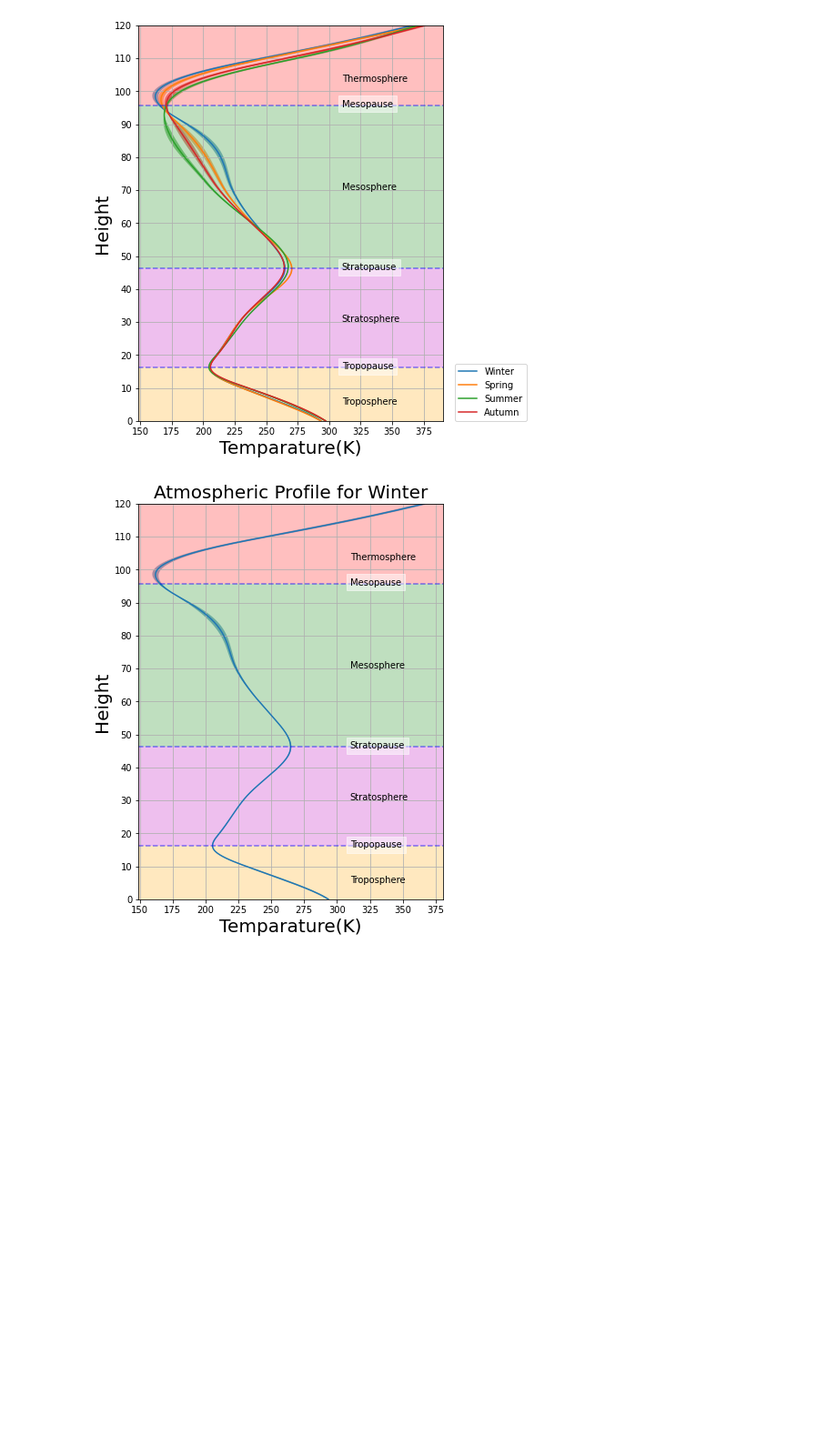
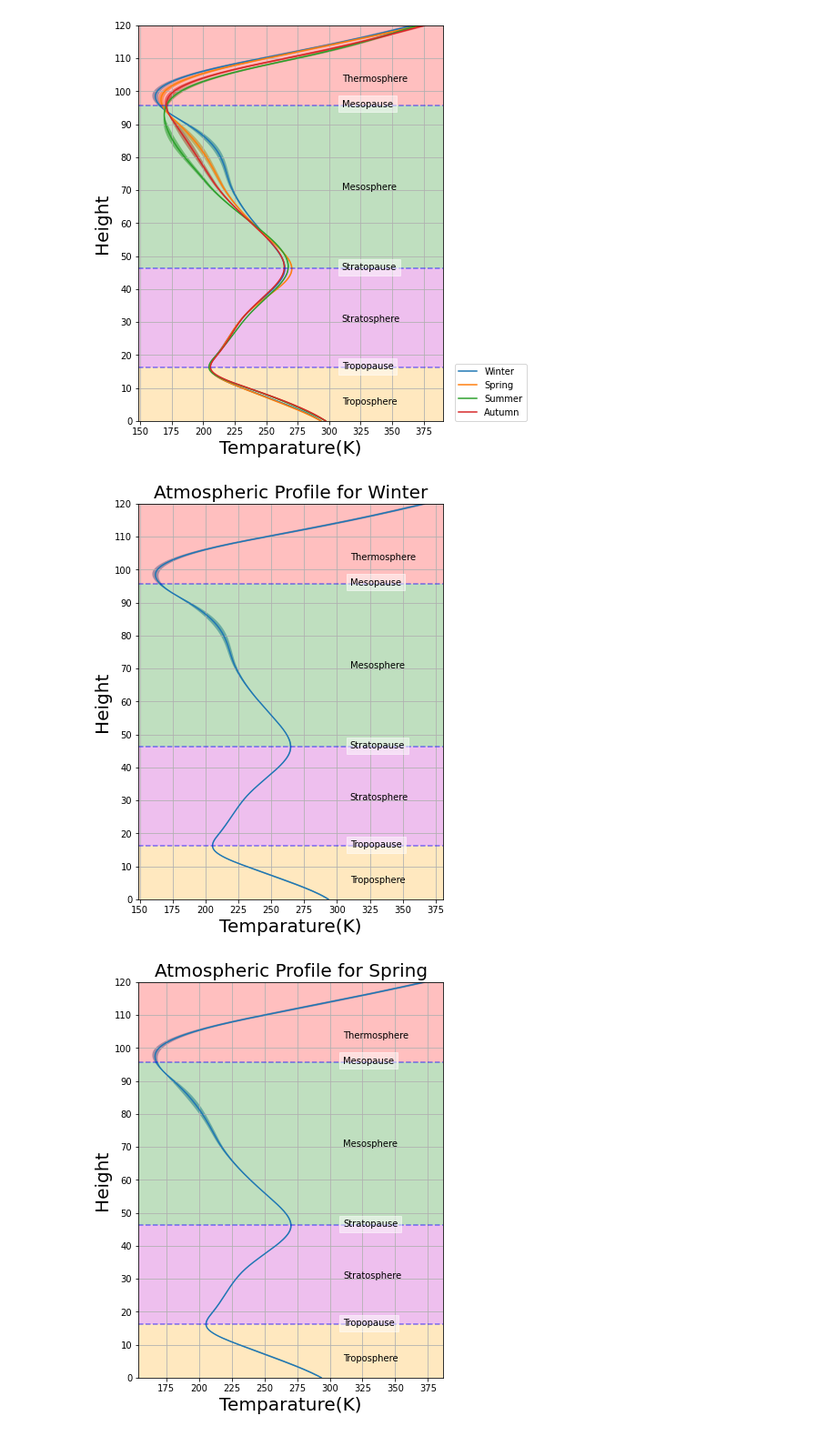
Before and after one commit to alinadevkota/DataViz, a Jupyter notebook: notebooks/data_visualization_turning_points.ipynb, the cells around one changed output. Shown: that part at 91% size. Drawn from its saved outputs; the diff is of its cells as text; code cells hidden in the pictures; blank space fills up the shorter version.

Commit message:
seasonal plots for individual seasons

```diff
--- a/notebooks/data_visualization_turning_points.ipynb
+++ b/notebooks/data_visualization_turning_points.ipynb
@@ -437,6 +437,9 @@ def vertical_profile_seasonal(season):
     plt.savefig(f'./output/seasonal_vertical_profile_{season}.pdf')
     plt.show()
 # %%
-vertical_profile_seasonal('Winter')
+seasons = list(season_dfs.keys())
+for season in seasons:
+    vertical_profile_seasonal(season)
 # %% [output]
 [figure]
+[figure, added]
```
Also changed, not shown: parts of 1 cell of this notebook.
